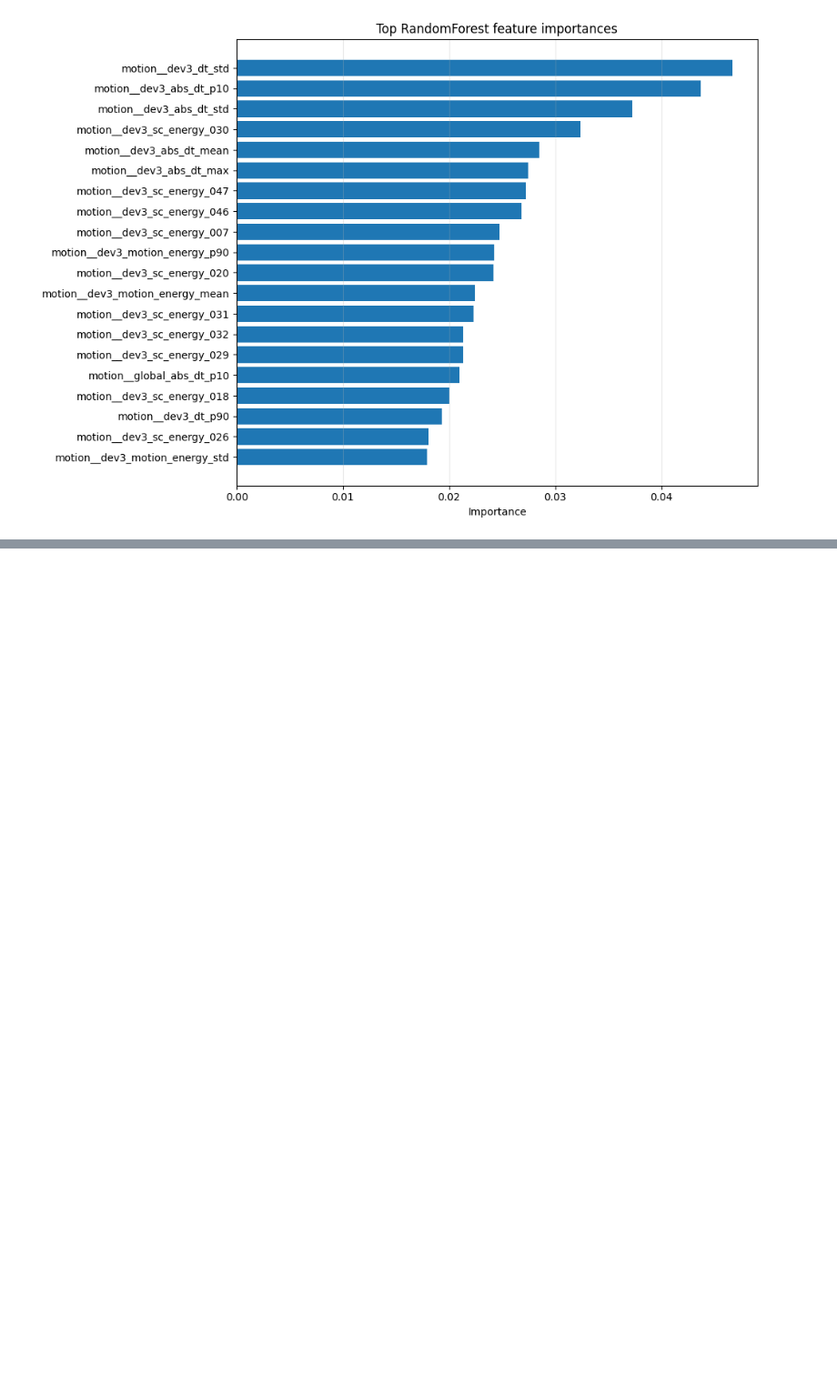
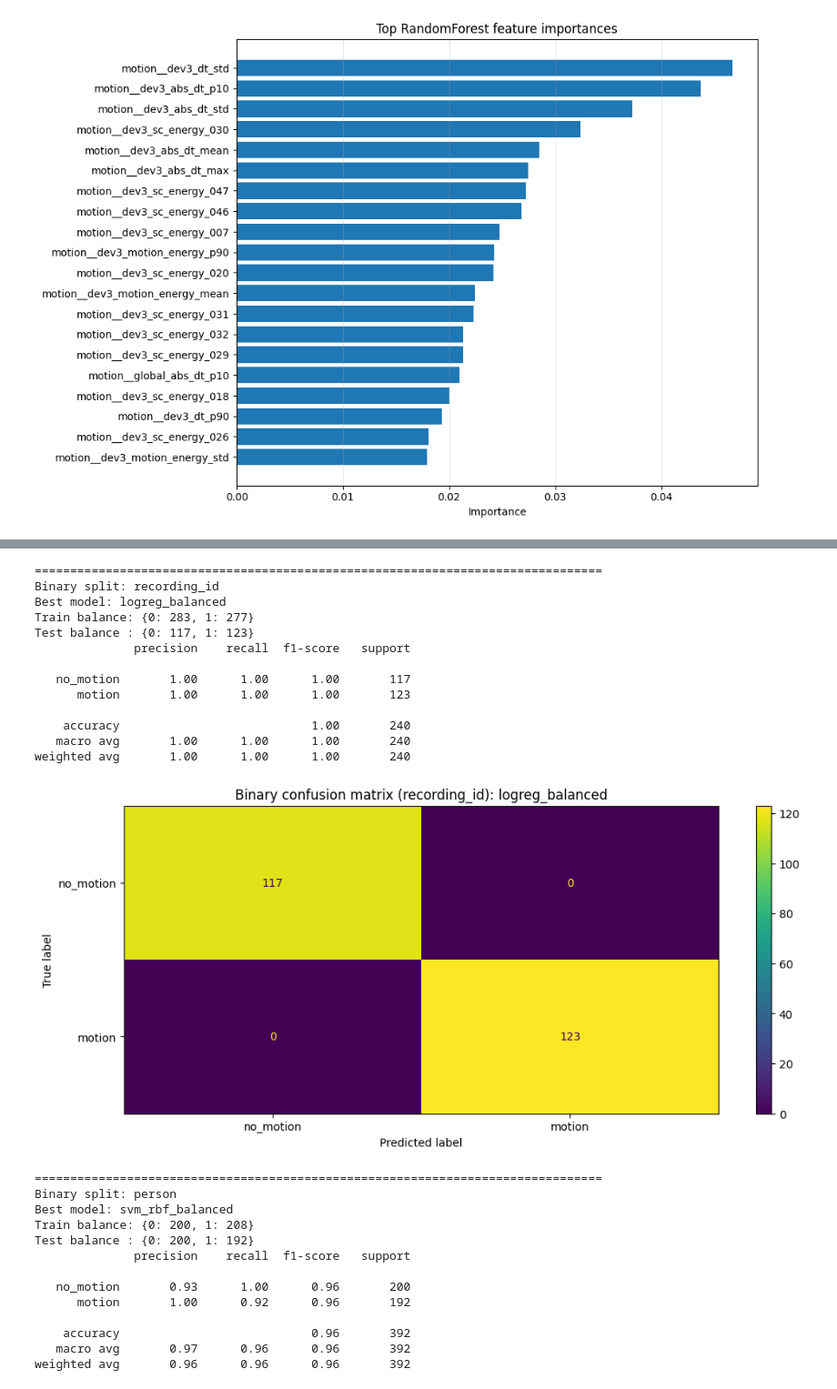
Before and after one commit to Pozovi23/CSI-activity-detection, a Jupyter notebook: experiments_notebooks/wifi-data-experiments.ipynb, the cells around one changed output, grey strips where cells are left out. Shown at 91% size. Cells and saved outputs as stored; diff of their text form; code cells hidden in the pictures; blank space fills up the shorter version.

Commit message:
Add multilabel classification

```diff
--- a/experiments_notebooks/wifi-data-experiments.ipynb
+++ b/experiments_notebooks/wifi-data-experiments.ipynb
@@ -1344,0 +1010,53 @@ RandomForest importance mass by feature group
+# %%
+for split_group, result in binary_split_results.items():
+    best_name = result["metrics"].iloc[0]["model"]
+    best_model = result["fitted_models"][best_name]
+    y_test = result["y_test"]
+    y_pred = best_model.predict(result["X_test"])
+
+    print("=" * 80)
+    print(f"Binary split: {split_group}")
+    print("Best model:", best_name)
+    print("Train balance:", pd.Series(result["y_train"]).value_counts().sort_index().to_dict())
+    print("Test balance :", pd.Series(y_test).value_counts().sort_index().to_dict())
+    print(classification_report(
+        y_test,
+        y_pred,
+        labels=[0, 1],
+        target_names=["no_motion", "motion"],
+        zero_division=0,
+    ))
+
+    cm = confusion_matrix(y_test, y_pred, labels=[0, 1])
+    ConfusionMatrixDisplay(cm, display_labels=["no_motion", "motion"]).plot(values_format="d")
+    plt.title(f"Binary confusion matrix ({split_group}): {best_name}")
+    plt.grid(False)
+    plt.show()
+# %% [output]
+================================================================================
+Binary split: recording_id
+Best model: logreg_balanced
+Train balance: {0: 283, 1: 277}
+Test balance : {0: 117, 1: 123}
+              precision    recall  f1-score   support
+
+   no_motion       1.00      1.00      1.00       117
+      motion       1.00      1.00      1.00       123
+
+    accuracy                           1.00       240
+   macro avg       1.00      1.00      1.00       240
+weighted avg       1.00      1.00      1.00       240
+[figure, added]
+================================================================================
+Binary split: person
+Best model: svm_rbf_balanced
+Train balance: {0: 200, 1: 208}
+Test balance : {0: 200, 1: 192}
+              precision    recall  f1-score   support
+
+   no_motion       0.93      1.00      0.96       200
+      motion       1.00      0.92      0.96       192
+
+    accuracy                           0.96       392
+   macro avg       0.97      0.96      0.96       392
+weighted avg       0.96      0.96      0.96       392
```
Also changed, not shown: parts of 16 cells of this notebook, 2 other files.
